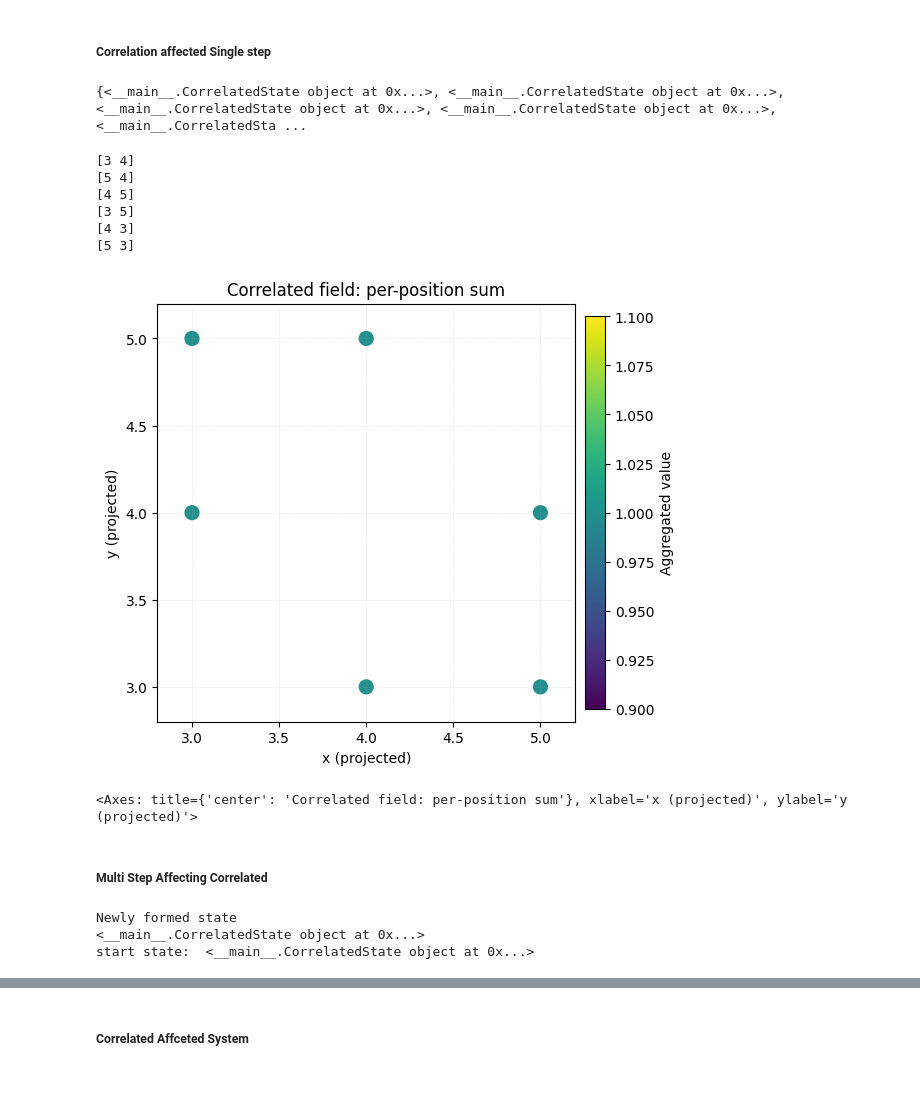
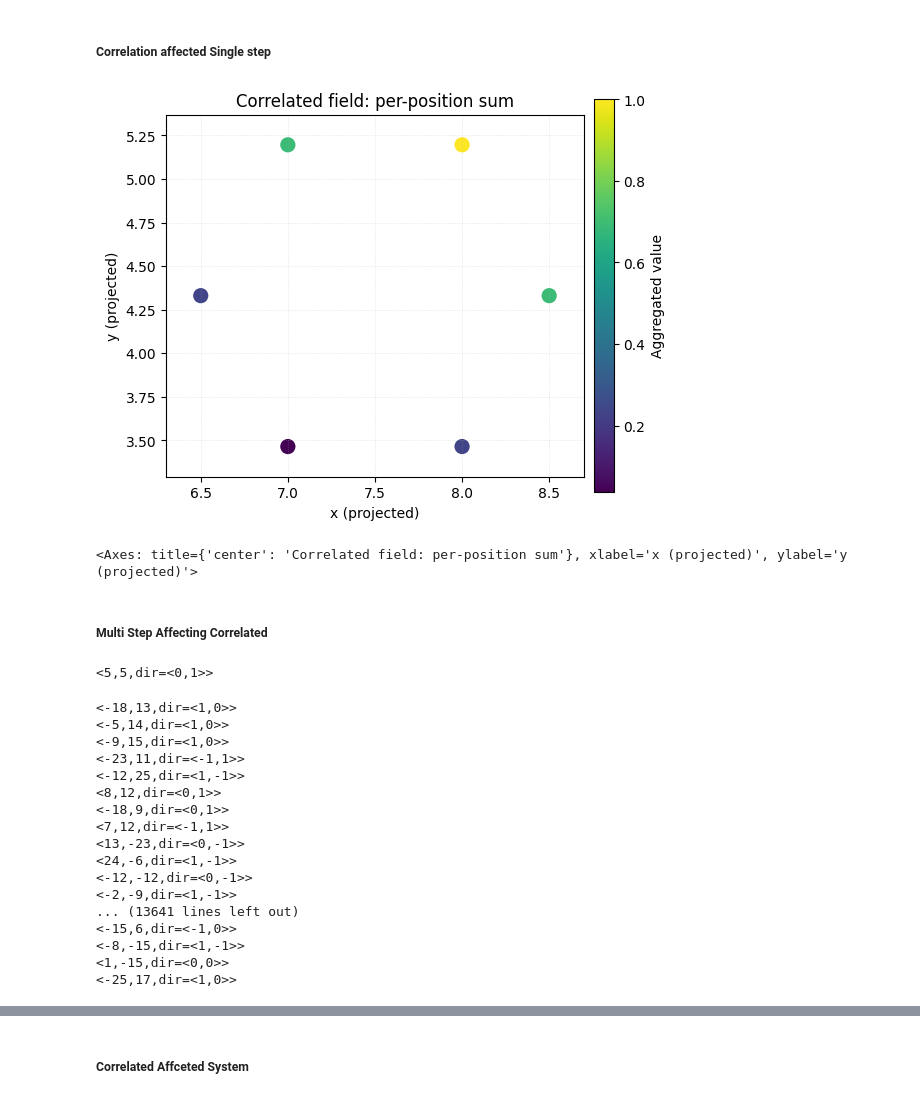
Before and after one commit to ckCrimson/Field_Dynamic_System, a Jupyter notebook: sample.ipynb, the cells around one changed output, grey strips where cells are left out. Drawn from its saved outputs; the diff is of its cells as text; code cells hidden in the pictures.

```diff
--- a/sample.ipynb
+++ b/sample.ipynb
@@ -6823,7 +6826,7 @@ class RandomWalkerCorrelatedAffected(IsCorrelationAffected):
 
         return max(abs(x_1-x_2),abs( y_1-y_2))<=self.distance
 # %%
-state_space = SixFoldRandomWalkerStateSpace.from_hex_ball(9)
+state_space = SixFoldRandomWalkerStateSpace.from_hex_ball(25)
 random_walkers_operator = RandomWalkerMaximumOperator()
 
 
@@ -6832,6 +6835,6 @@ random_walker_1 = RandomWalkerFieldDynamicSystem(SixFoldRandomWalkerState(GridSt
 random_walker_2 = RandomWalkerFieldDynamicSystem(SixFoldRandomWalkerState(GridState(2,1),1),state_space,random_walkers_operator,global_field,global_field,sigma=3)
 
 
-random_walker_3 = RandomWalkerFieldDynamicSystem(SixFoldRandomWalkerState(GridState(4,4),1),state_space,random_walkers_operator,global_field,global_field,sigma=3)
+random_walker_3 = RandomWalkerFieldDynamicSystem(SixFoldRandomWalkerState(GridState(5,5),1),state_space,random_walkers_operator,global_field,global_field,sigma=3)
 
 correlationTester = RandomWalkerCorrelatedAffected(1)
@@ -7287,22 +7299,10 @@ class CorrelationAffectedSingleStep(SingleStepField):
 correlation_affected_single_step_field_gen = CorrelationAffectedSingleStep(dictionary_of_correlated_state)
 # %%
 single_step_field = correlation_affected_single_step_field_gen.build_single_step_field()
-# %% [output]
-{<__main__.CorrelatedState object at 0x...>, <__main__.CorrelatedState object at 0x...>, <__main__.CorrelatedState object at 0x...>, <__main__.CorrelatedState object at 0x...>, <__main__.CorrelatedSta ...
-# %%
-for s in single_step_field.state_space.get_all_states():
-    print(s.as_vector())
-# %% [output]
-[3 4]
-[5 4]
-[4 5]
-[3 5]
-[4 3]
-[5 3]
 # %%
-single_step_field.plot_position_marginal()
+single_step_field.plot_position_marginal(in_cartesian =True)
 # %% [output]
-[figure, old version]
+[figure, new version]
 <Axes: title={'center': 'Correlated field: per-position sum'}, xlabel='x (projected)', ylabel='y (projected)'>
 # %% [markdown]
 ##### Multi Step Affecting Correlated
@@ -7397,9 +7399,29 @@ class MultiStepCorrelatedAffecting(MultiStepField):
 # %%
 multi_step_generator = MultiStepCorrelatedAffecting(dictionary_of_correlated_state)
+# %%
+print(dictionary_of_correlated_state['sys3'].initial_state)
+# %% [output]
+<5,5,dir=<0,1>>
 # %%
-multi_step_correlated_field =  multi_step_generator.multi_step_field_generation(steps =1)
+multi_step_correlated_field =  multi_step_generator.multi_step_field_generation(steps =2)
-# %% [output]
-Newly formed state
-<__main__.CorrelatedState object at 0x...>
-start state:  <__main__.CorrelatedState object at 0x...>
+# %%
+dictionary_of_correlated_state['sys3'].state_space.toString()
+# %% [output]
+<-18,13,dir=<1,0>>
+<-5,14,dir=<1,0>>
+<-9,15,dir=<1,0>>
+<-23,11,dir=<-1,1>>
+<-12,25,dir=<1,-1>>
+<8,12,dir=<0,1>>
+<-18,9,dir=<0,1>>
+<7,12,dir=<-1,1>>
+<13,-23,dir=<0,-1>>
+<24,-6,dir=<1,-1>>
+<-12,-12,dir=<0,-1>>
+<-2,-9,dir=<1,-1>>
+... (13641 lines left out)
+<-15,6,dir=<-1,0>>
+<-8,-15,dir=<1,-1>>
+<1,-15,dir=<0,0>>
+<-25,17,dir=<1,0>>
 # %%
```
Also changed, not shown: parts of 28 cells of this notebook.
